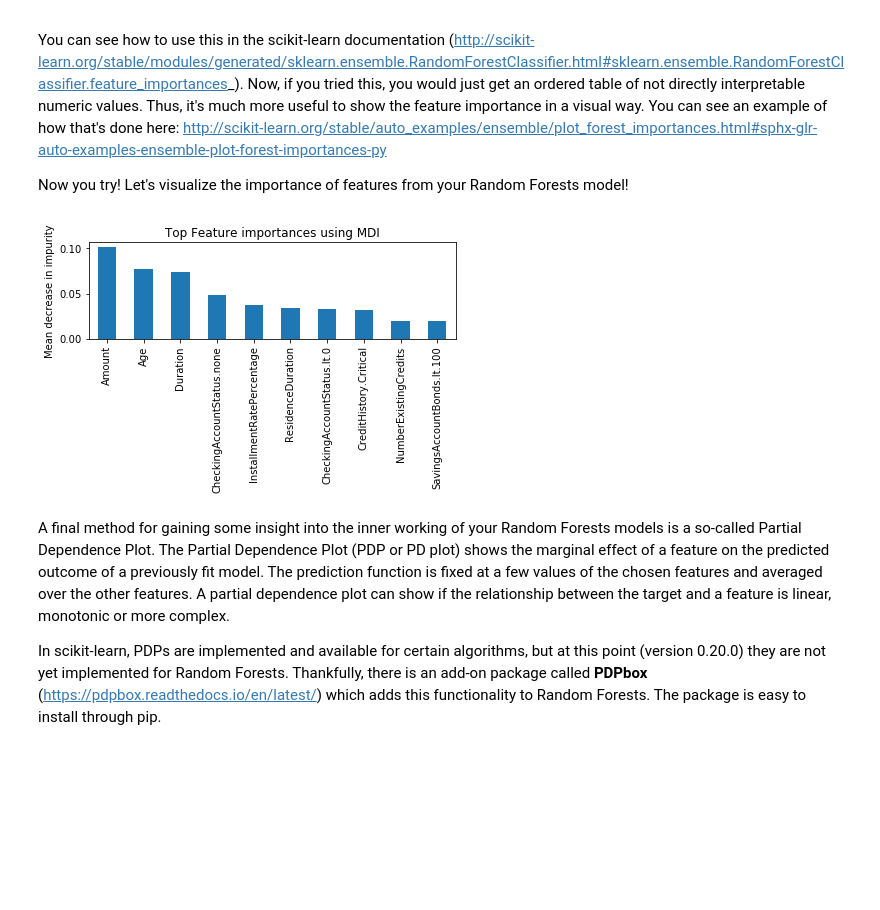
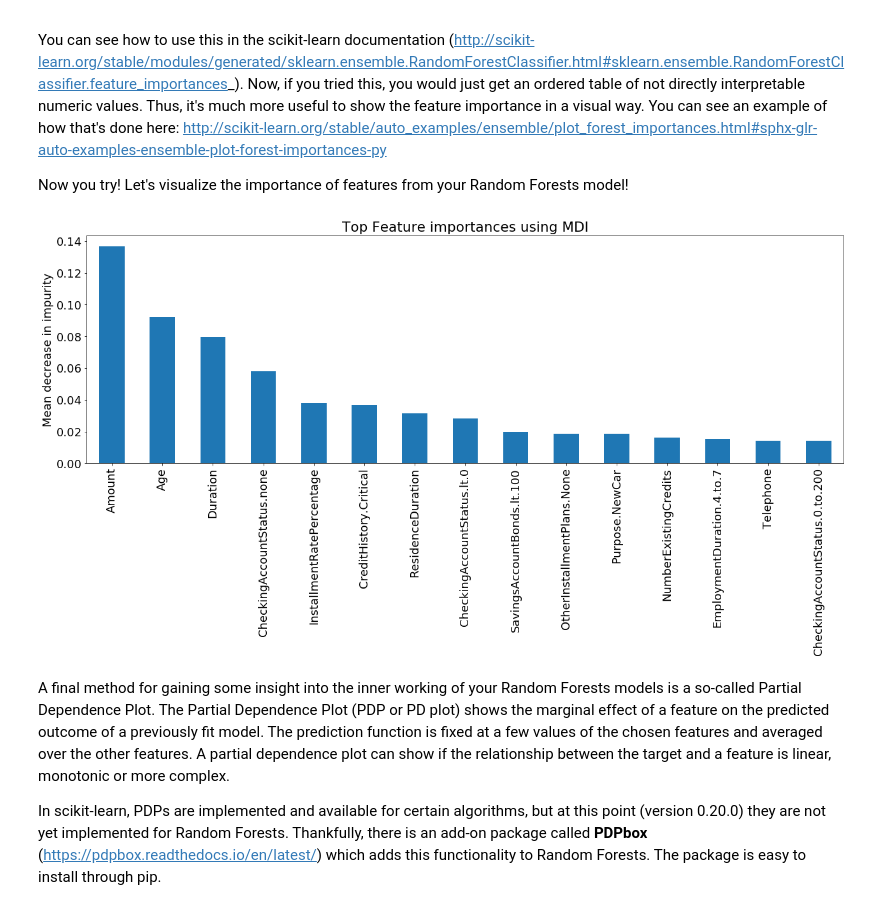
Before and after one commit to ryanjmccall/mec-mini-projects, a Jupyter notebook: mec-13.5.1-tree-based-algorithms-mini-project/Mini_Project_Tree-Based_Algorithms.ipynb, the cells around one changed output. Saved outputs shown, nothing was run; the diff lists cells and outputs as text; code cells hidden in the pictures; blank space fills up the shorter version.

```diff
--- a/mec-13.5.1-tree-based-algorithms-mini-project/Mini_Project_Tree-Based_Algorithms.ipynb
+++ b/mec-13.5.1-tree-based-algorithms-mini-project/Mini_Project_Tree-Based_Algorithms.ipynb
@@ -270,7 +266,7 @@ def run_grid_search(clf, params):
     return search
 # %%
-clf = RandomForestClassifier(random_state=0)
-iv = list(range(1, 10)) # np.linspace(0, 0.5, 10)
+clf = RandomForestClassifier(random_state=0, n_jobs=-1)
+iv = list(range(16, 26, 1)) # np.linspace(0, 0.5, 10)
 params = {
     'n_estimators': [113],
     'criterion': ['entropy'],
@@ -285,5 +281,5 @@ gs = run_grid_search(clf, params)
 
 print()
 for i, score in zip(iv, gs.cv_results_['mean_test_score']):
-    print(i, score)
+    print(i, round(score, 6))
 # %% [output]
@@ -313,19 +308,21 @@ Now you try! Let's visualize the importance of features from your Random Forests
 # %%
 import matplotlib.pyplot as plt
 
 rf = gs.best_estimator_
 df = pd.Series(rf.feature_importances_, index=X_train.columns)
 df = df.sort_values(ascending=False)
 
 # std = np.std([t.feature_importances_ for t in rf.estimators_], axis=0)
 
+plt.rcParams["figure.figsize"] = (18, 10)
+plt.rcParams.update({'font.size': 18})
 fig, ax = plt.subplots()
-df.head(10).plot.bar(ax=ax)
+df.head(15).plot.bar(ax=ax)
 ax.set_title("Top Feature importances using MDI")
 ax.set_ylabel("Mean decrease in impurity")
 fig.tight_layout()
 # %% [output]
-[figure, old version]
+[figure, new version]
 # %% [markdown]
 A final method for gaining some insight into the inner working of your Random Forests models is a so-called Partial Dependence Plot. The Partial Dependence Plot (PDP or PD plot) shows the marginal effect of a feature on the predicted outcome of a previously fit model. The prediction function is fixed at a few values of the chosen features and averaged over the other features. A partial dependence plot can show if the relationship between the target and a feature is linear, monotonic or more complex.
 
```
Also changed, not shown: parts of 12 cells of this notebook.
